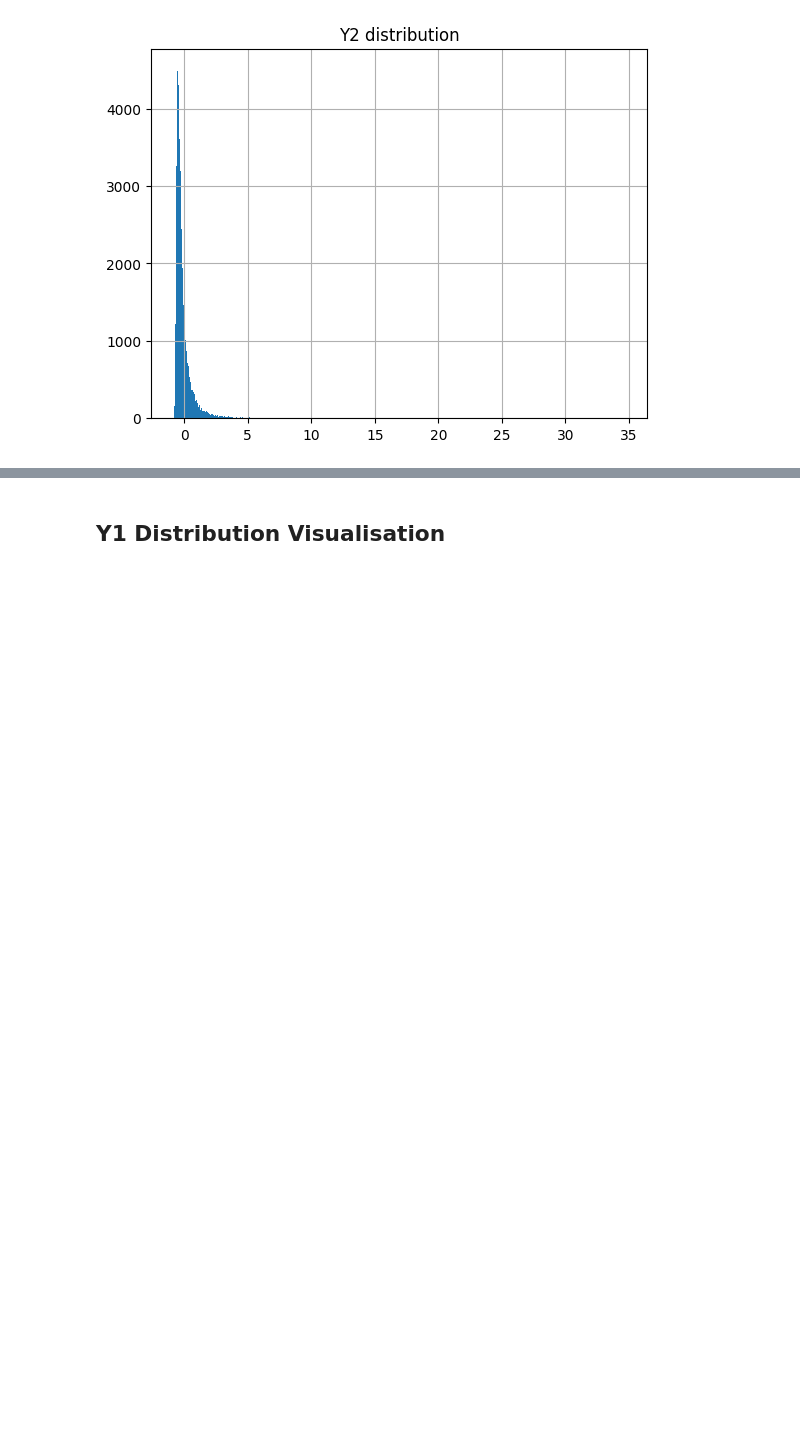
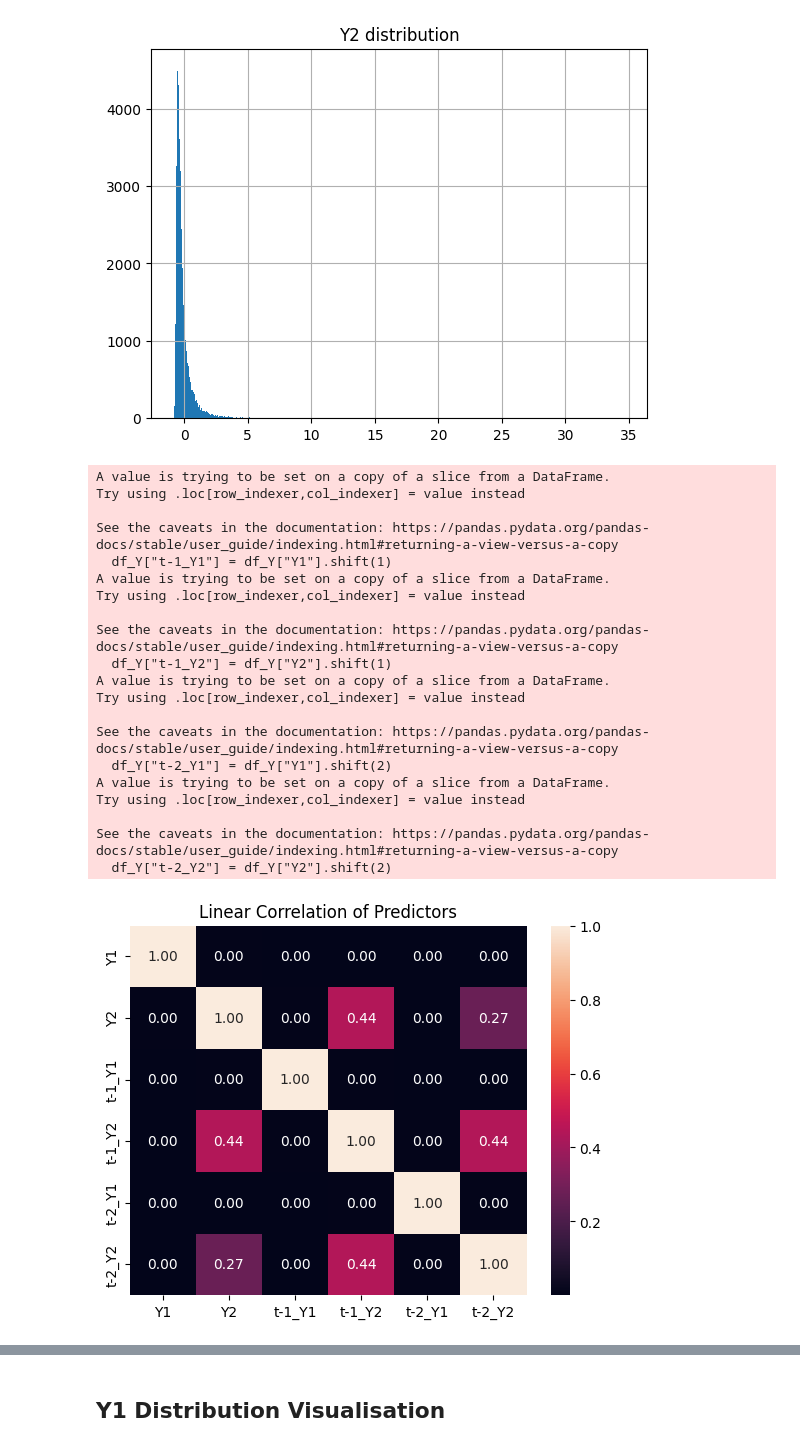
Before and after one commit to seo-joon/QuantChallenge--Team-Agora, a Jupyter notebook: research/eda.ipynb, the cells around one changed output, grey strips where cells are left out. Drawn from its saved outputs; the diff is of its cells as text; code cells hidden in the pictures; blank space fills up the shorter version.

```diff
--- a/research/eda.ipynb
+++ b/research/eda.ipynb
@@ -95,3 +95,36 @@ for responder in responders:
 # %% [output]
 [figure]
 [figure]
+# %%
+# autocorrelation
+df_Y = df_trainRaw[responders]
+df_Y["t-1_Y1"] = df_Y["Y1"].shift(1)
+df_Y["t-1_Y2"] = df_Y["Y2"].shift(1)
+df_Y["t-2_Y1"] = df_Y["Y1"].shift(2)
+df_Y["t-2_Y2"] = df_Y["Y2"].shift(2)
+df_Y_corr = df_Y.corr() ** 2
+sns.heatmap(df_Y_corr, annot=True, fmt=".2f")
+plt.title("Linear Correlation of Predictors")
+plt.show()
+# %% [output]
+A value is trying to be set on a copy of a slice from a DataFrame.
+Try using .loc[row_indexer,col_indexer] = value instead
+
+See the caveats in the documentation: https://pandas.pydata.org/pandas-docs/stable/user_guide/indexing.html#returning-a-view-versus-a-copy
+  df_Y["t-1_Y1"] = df_Y["Y1"].shift(1)
+A value is trying to be set on a copy of a slice from a DataFrame.
+Try using .loc[row_indexer,col_indexer] = value instead
+
+See the caveats in the documentation: https://pandas.pydata.org/pandas-docs/stable/user_guide/indexing.html#returning-a-view-versus-a-copy
+  df_Y["t-1_Y2"] = df_Y["Y2"].shift(1)
+A value is trying to be set on a copy of a slice from a DataFrame.
+Try using .loc[row_indexer,col_indexer] = value instead
+
+See the caveats in the documentation: https://pandas.pydata.org/pandas-docs/stable/user_guide/indexing.html#returning-a-view-versus-a-copy
+  df_Y["t-2_Y1"] = df_Y["Y1"].shift(2)
+A value is trying to be set on a copy of a slice from a DataFrame.
+Try using .loc[row_indexer,col_indexer] = value instead
+
+See the caveats in the documentation: https://pandas.pydata.org/pandas-docs/stable/user_guide/indexing.html#returning-a-view-versus-a-copy
+  df_Y["t-2_Y2"] = df_Y["Y2"].shift(2)
+[figure, added]
```
Also changed, not shown: parts of 1 cell of this notebook, 1 other file.
